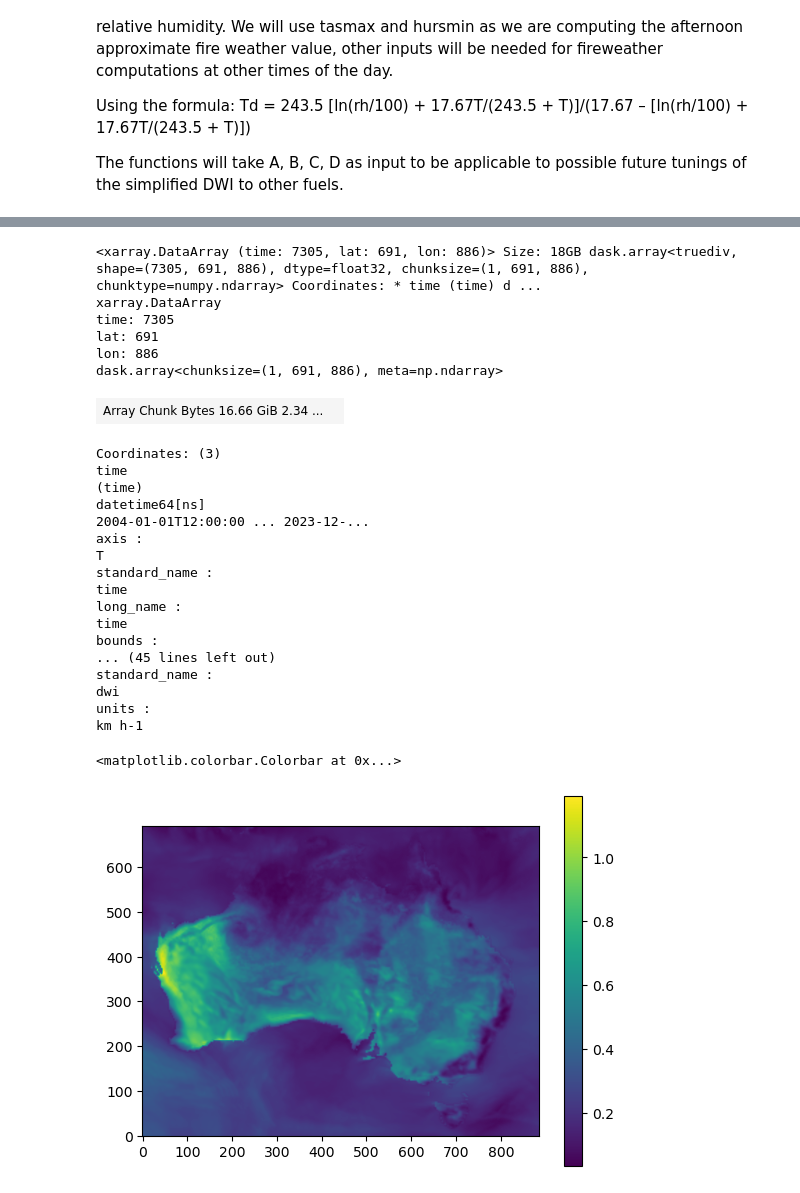
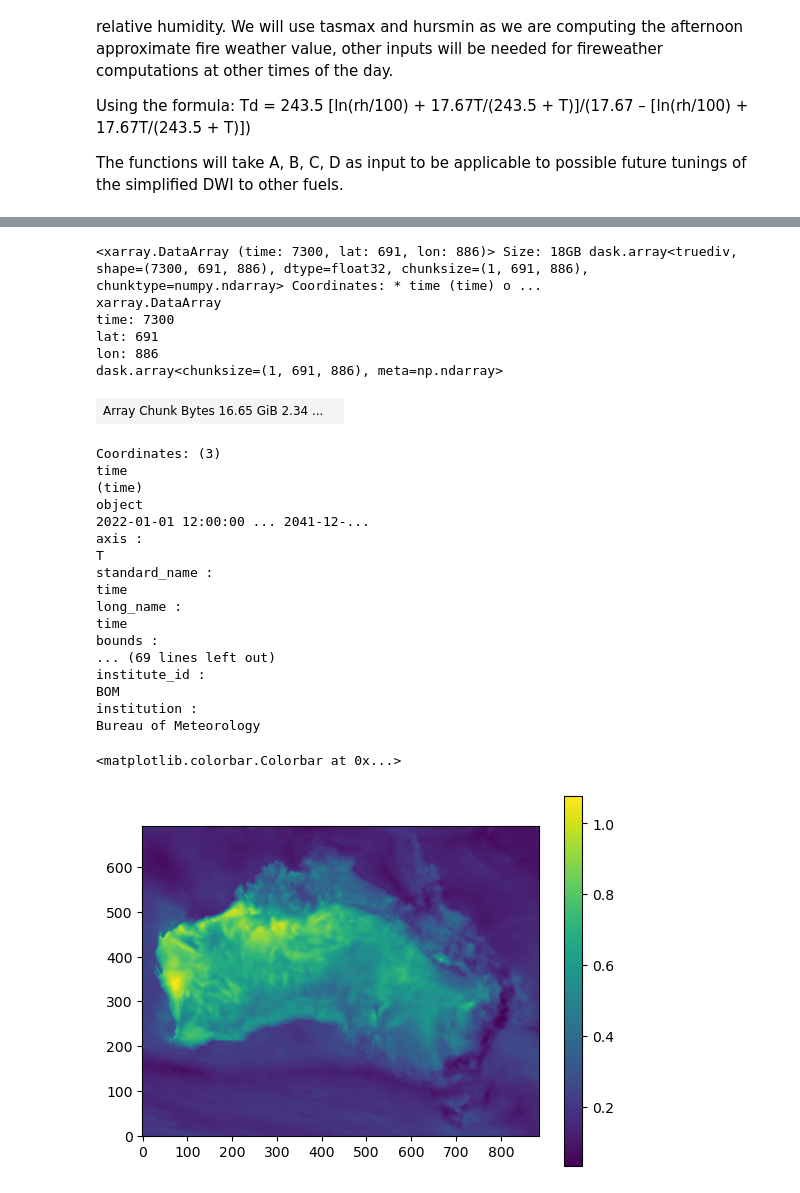
Before and after one commit to nb-bom/DWI, a Jupyter notebook: DWI_calc.ipynb, the cells around one changed output, grey strips where cells are left out. Saved outputs shown, nothing was run; the diff lists cells and outputs as text; code cells hidden in the pictures.

```diff
--- a/DWI_calc.ipynb
+++ b/DWI_calc.ipynb
@@ -45,6 +52,19 @@ def calc_dpd(ds_temp, ds_rh):
         'long_name': 'afternoon dewpoint depression computed from tasmax and hursmin',
         'standard_name': 'dpd',
         'units': 'degC',
+        'program' : 'Australian Climate Service (ACS)',
+        'summary' : f'Fire weather metric: dewpoint depression for Global Warming Level {chosen_gwl} C',
+        'naming_authority' : "Bureau of Meteorology",
+        'publisher_type' : "group",
+        'publisher_type' : "group" ,
+        'publisher_institution' : "Bureau of Meteorology",
+        'publisher_name' : "Bureau of Meteorology",
+        'publisher_url' : "http://www.bom.gov.au",
+        'creator_type' : "institution" ,
+        'creator_institution' : "Bureau of Meteorology" ,
+        'contact' : "Naomi Benger (naomi.benger@bom.gov.au)" ,
+        'institute_id' : "BOM" ,
+        'institution' : "Bureau of Meteorology",
 #        'regrid_method': 'bilinear'
     }
     ds_dpd = xr.Dataset({'dpd' : dpd})
@@ -60,7 +80,21 @@ def calc_dwi(ds_temp, ds_rh, ds_wind_sp, A, B, C, D):
     'long_name': 'afternoon dry-windy index computed from tasmax, hursmin, maximum wind speed, and the tuned constants',
     'standard_name': 'dwi',
     'units': 'km h-1',
+    'program' : 'Australian Climate Service (ACS)',
+    'summary' : f'Fire weather metric: Dry-windy index for Global Warming Level {chosen_gwl} C',
+    'naming_authority' : "Bureau of Meteorology",
+    'publisher_type' : "group",
+    'publisher_type' : "group" ,
+    'publisher_institution' : "Bureau of Meteorology",
+    'publisher_name' : "Bureau of Meteorology",
+    'publisher_url' : "http://www.bom.gov.au",
+    'creator_type' : "institution" ,
+    'creator_institution' : "Bureau of Meteorology" ,
+    'contact' : "Naomi Benger (naomi.benger@bom.gov.au)" ,
+    'institute_id' : "BOM" ,
+    'institution' : "Bureau of Meteorology",
 #    'regrid_method': 'bilinear'
+#    'acknowledgement' : "Development of data supported with funding from the Australian Climate Service.",
     }
     ds_dwi = xr.Dataset({'dwi' : dwi})
     ds_rh.close()
@@ -77,10 +192,10 @@ RCM = 'BARPA-R'
 
 #GCM = 'ACCESS-CM2' #ensemble = 'r4i1p1f1' #Done
 #GCM = 'ACCESS-ESM1-5' #ensemble = 'r6i1p1f1' #Done
-GCM = 'EC-Earth3'
-ensemble = 'r1i1p1f1' #Done
+#GCM = 'EC-Earth3' ensemble = 'r1i1p1f1' #Done
 #GCM = 'MPI-ESM1-2-HR' ensemble = 'r1i1p1f1' #BOM done, no CSIRO
-#GCM = 'CESM2' ensemble = 'r11i1p1f1' #Done
+GCM = 'CESM2'
+ensemble = 'r11i1p1f1' #Done
 #GCM = 'CMCC-ESM2' ensemble = 'r1i1p1f1' #Done
 #GCM = 'NorESM2-MM' ensemble = 'r1i1p1f1' #Done
 #GCM = 'CNRM-ESM2-1' ensemble = 'r1i1p1f2' #CSIRO Done, no BOM
@@ -89,7 +204,7 @@ ensemble = 'r1i1p1f1' #Done
 pathway = 'ssp370'
 
 ddir = f"/g/data/kj66/CORDEX/output/{CMIP}/DD/AUST-05i/{AGENCY}/{GCM}"
-output_dir = '/g/data/ia39/ncra/bushfire/dwi/test/'
+output_dir = '/g/data/ia39/ncra/bushfire/dwi/'
 #output_dir_mm = '/g/data/ia39/ncra/bushfire/dwi/monthly_mean/'
 # %%
 #read in RCM files
@@ -134,21 +235,28 @@ D = 25
+# %%
+#Extract time period corresponding to the chosen GWL for tasmax and rh
+chosen_gwl = '1.5'
+
+gwl_tasmax = gwl.get_GWL_timeslice(tasmax_master_ds,CMIP,GCM,ensemble,pathway,GWL=chosen_gwl)[var1]
+gwl_rh = gwl.get_GWL_timeslice(hursmin_master_ds,CMIP,GCM,ensemble,pathway,GWL=chosen_gwl)[var2]
+gwl_wind_sp = gwl.get_GWL_timeslice(wind_sp_master_ds,CMIP,GCM,ensemble,pathway,GWL=chosen_gwl)[var3]
 # %%
 #function testing
 gwl_dwi = calc_dwi(gwl_tasmax, gwl_rh, gwl_wind_sp, A, B, C, D)
 # %%
 gwl_dwi
 # %% [output]
-<xarray.DataArray (time: 7305, lat: 691, lon: 886)> Size: 18GB dask.array<truediv, shape=(7305, 691, 886), dtype=float32, chunksize=(1, 691, 886), chunktype=numpy.ndarray> Coordinates: * time (time) d ...
+<xarray.DataArray (time: 7300, lat: 691, lon: 886)> Size: 18GB dask.array<truediv, shape=(7300, 691, 886), dtype=float32, chunksize=(1, 691, 886), chunktype=numpy.ndarray> Coordinates: * time (time) o ...
 xarray.DataArray
-time: 7305
+time: 7300
 lat: 691
 lon: 886
 dask.array<chunksize=(1, 691, 886), meta=np.ndarray>
-| Array Chunk Bytes 16.66 GiB 2.34 ... |  |
+| Array Chunk Bytes 16.65 GiB 2.34 ... |  |
 Coordinates: (3)
 time
 (time)
-datetime64[ns]
-2004-01-01T12:00:00 ... 2023-12-...
+object
+2022-01-01 12:00:00 ... 2041-12-...
 axis :
 T
 standard_name :
@@ -156,14 +264,14 @@ time
 long_name :
 time
 bounds :
-... (45 lines left out)
-standard_name :
-dwi
-units :
-km h-1
+... (69 lines left out)
+institute_id :
+BOM
+institution :
+Bureau of Meteorology
 # %%
-plt.imshow(gwl_dwi[50], origin='lower')
+plt.imshow(gwl_dwi[1], origin='lower')
 plt.colorbar()
 # %% [output]
 <matplotlib.colorbar.Colorbar at 0x...>
-[figure, old version]
+[figure, new version]
```
Also changed, not shown: parts of 17 cells of this notebook, 1 other file.
